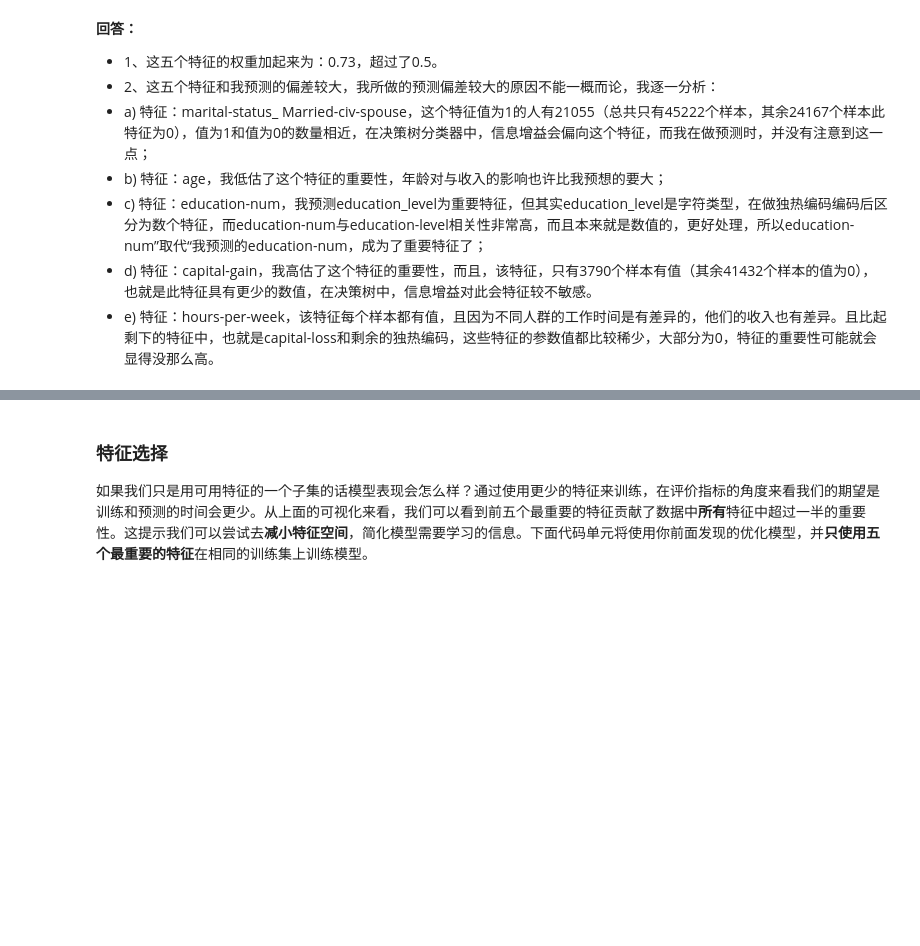
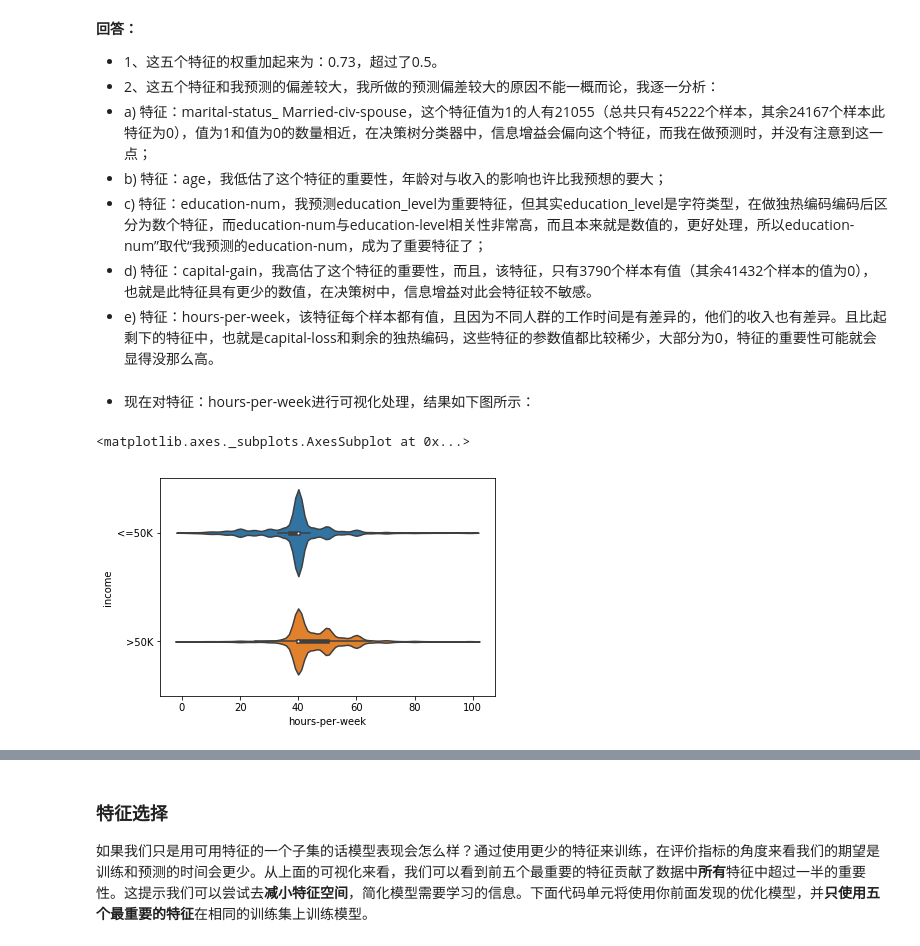
Before and after one commit to htliujy/finding_donors, a Jupyter notebook: finding_donors.ipynb, the cells around one changed output, grey strips where cells are left out. Saved outputs shown, nothing was run; the diff lists cells and outputs as text; code cells hidden in the pictures; blank space fills up the shorter version.

Commit message:
visualize hours-per-week attribute

```diff
--- a/finding_donors.ipynb
+++ b/finding_donors.ipynb
@@ -683,3 +683,13 @@ _如果你的选择不相近，那么为什么你觉得这些特征更加相关
 - c) 特征：education-num，我预测education_level为重要特征，但其实education_level是字符类型，在做独热编码编码后区分为数个特征，而education-num与education-level相关性非常高，而且本来就是数值的，更好处理，所以education-num”取代“我预测的education-num，成为了重要特征了；
 - d) 特征：capital-gain，我高估了这个特征的重要性，而且，该特征，只有3790个样本有值（其余41432个样本的值为0），也就是此特征具有更少的数值，在决策树中，信息增益对此会特征较不敏感。
 - e) 特征：hours-per-week，该特征每个样本都有值，且因为不同人群的工作时间是有差异的，他们的收入也有差异。且比起剩下的特征中，也就是capital-loss和剩余的独热编码，这些特征的参数值都比较稀少，大部分为0，特征的重要性可能就会显得没那么高。
+# %% [markdown]
+- 现在对特征：hours-per-week进行可视化处理，结果如下图所示：
+# %%
+import matplotlib.pyplot as plt
+import seaborn as sns
+%matplotlib inline
+sns.violinplot(x=data['hours-per-week'], y=data['income'], orient="h")
+# %% [output]
+<matplotlib.axes._subplots.AxesSubplot at 0x...>
+[figure, added]
```
Also changed, not shown: parts of 2 cells of this notebook, 23 other files.
